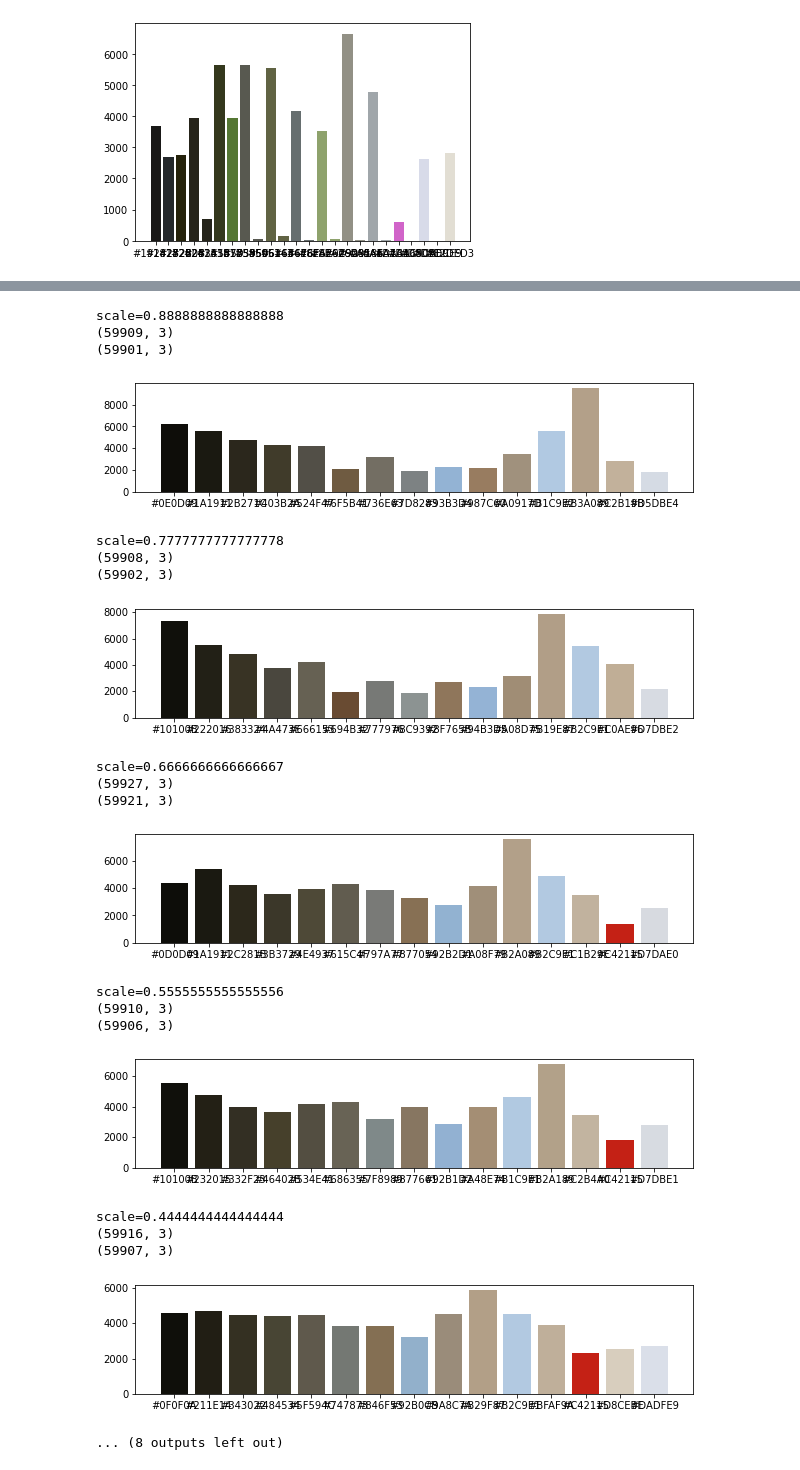
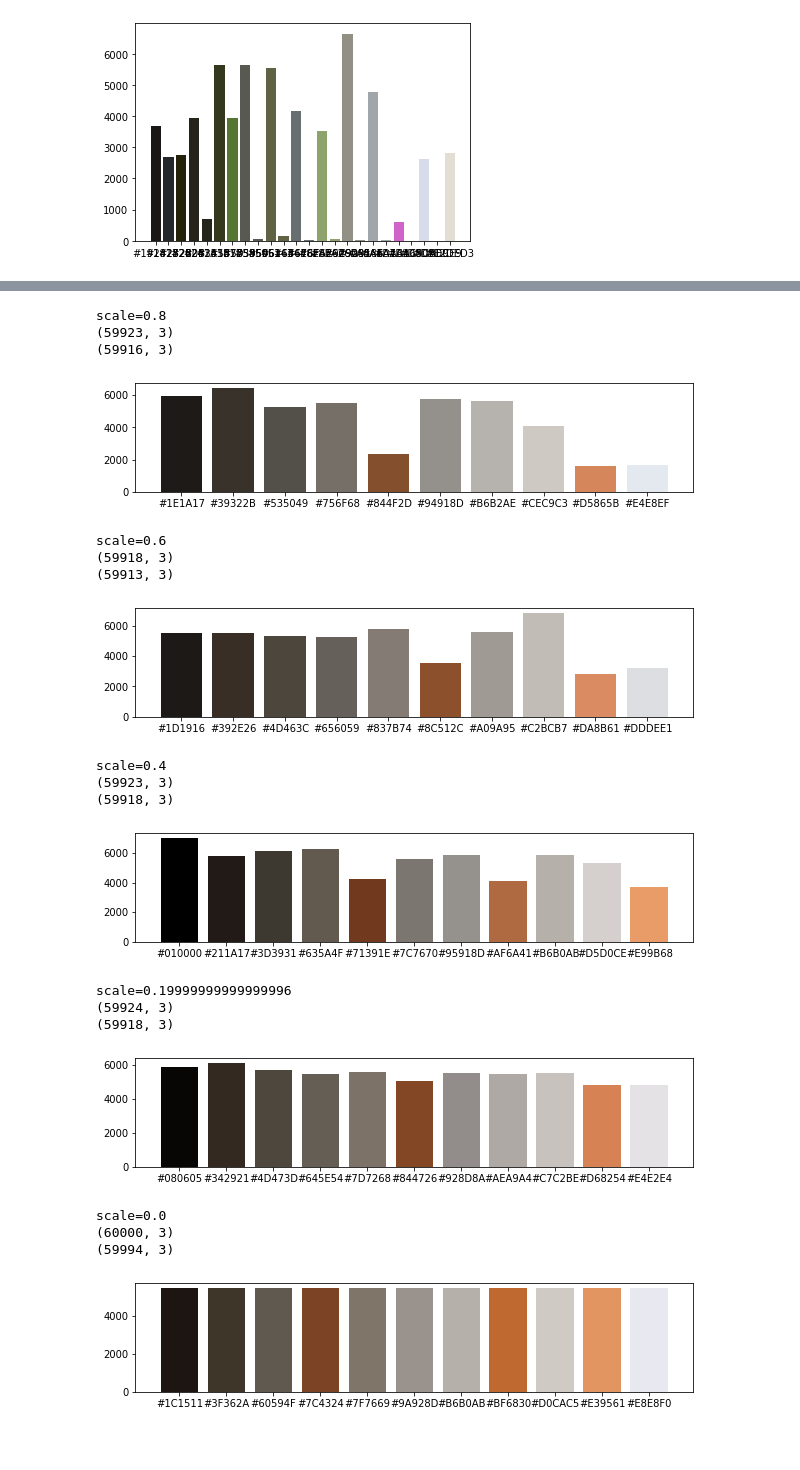
Before and after one commit to Tanc60/ColorAnalysis, a Jupyter notebook: KmeansIterationMethod/kmeans_iteration.ipynb, the cells around one changed output, grey strips where cells are left out. Cells and saved outputs as stored; diff of their text form; code cells hidden in the pictures; blank space fills up the shorter version.

```diff
--- a/KmeansIterationMethod/kmeans_iteration.ipynb
+++ b/KmeansIterationMethod/kmeans_iteration.ipynb
@@ -118,7 +144,7 @@ image = ResizeImgCV(image,(300,200))
 
 #bgr to rgb
 image=image[:,:,::-1]
-(res2,_,_,_)=KmeansSeg(image,10)
+(res2,_,_,_)=KmeansSeg(image,11)
 
 
 PltImg(image)
@@ -137,10 +163,10 @@ plt.bar(unique,counts,color = unique)
 # %%
 #-------------------------------------------------Multi-Iteration Method----------------------------------------------
 def test1(scale):
-    image = GetImageFromFileCV("E:\\Downloads\\BaiduNetdiskDownload\\testfile\\2L7A1981.JPG")
+    image = GetImageFromFileCV("E:\\Downloads\\gluonCV\\test\\2L7A0026masked.png")
     image = ResizeImgCV(image,(300,200))
 
-    Klist=[200,15]
+    Klist=[200,11]
 
     #1st kmeans
     #PltImg(image[:,:,::-1])
@@ -221,8 +247,8 @@ def Smoothlist(inputList,scale):
         workingList[i]=avg+scale*(workingList[i]-avg)
     return workingList
 # %%
-for i in range(10):
-    scale =  1 - i/9
+for i in range(6):
+    scale =  1 - 2*i/10
     print("scale=" + str(scale))
     test1(scale)
 # %% [output]
@@ -233,24 +259,23 @@ scale=1.0
-scale=0.8888888888888888
-(59909, 3)
-(59901, 3)
+scale=0.8
+(59923, 3)
+(59916, 3)
-[figure, old version]
+[figure, new version]
-scale=0.7777777777777778
-(59908, 3)
-(59902, 3)
+scale=0.6
+(59918, 3)
+(59913, 3)
-[figure, old version]
+[figure, new version]
-scale=0.6666666666666667
-(59927, 3)
-(59921, 3)
+scale=0.4
+(59923, 3)
+(59918, 3)
-[figure, old version]
+[figure, new version]
-scale=0.5555555555555556
-(59910, 3)
-(59906, 3)
+scale=0.19999999999999996
+(59924, 3)
+(59918, 3)
-[figure, old version]
+[figure, new version]
-scale=0.4444444444444444
-(59916, 3)
-(59907, 3)
+scale=0.0
+(60000, 3)
+(59994, 3)
-[figure, old version]
+[figure, new version]
-... (8 outputs left out)
 # %%
 import matplotlib.pyplot as plt
 import numpy as np
```
Also changed, not shown: parts of 3 cells of this notebook, 1 other file.
